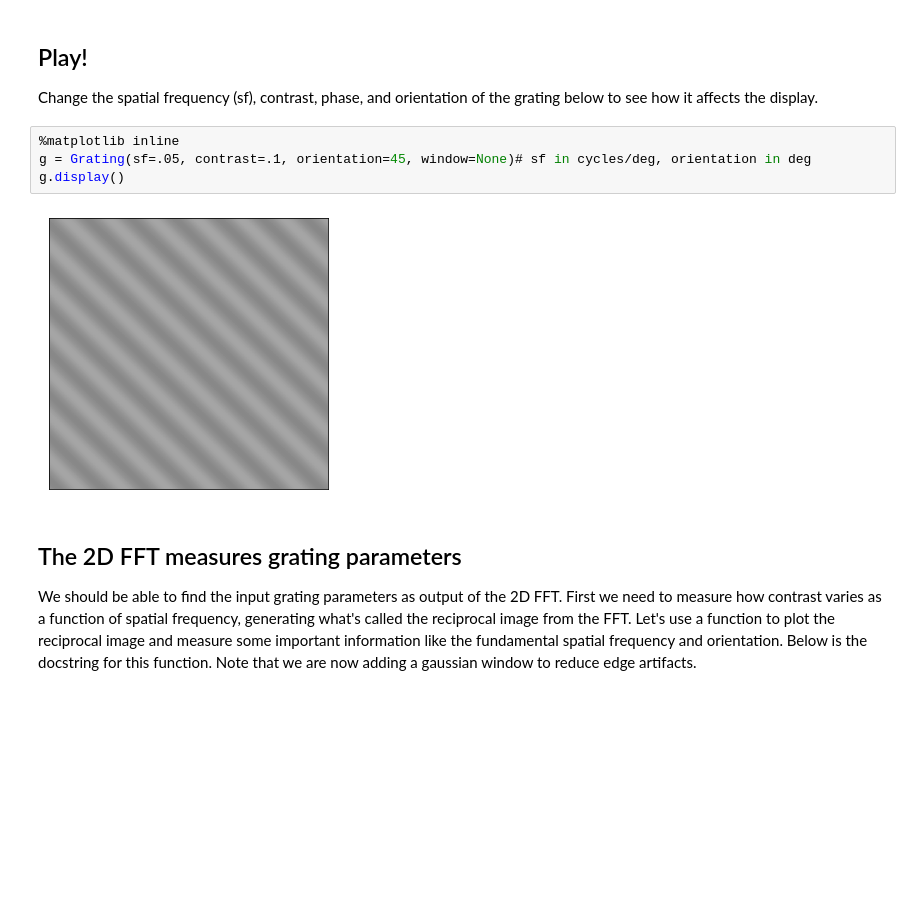
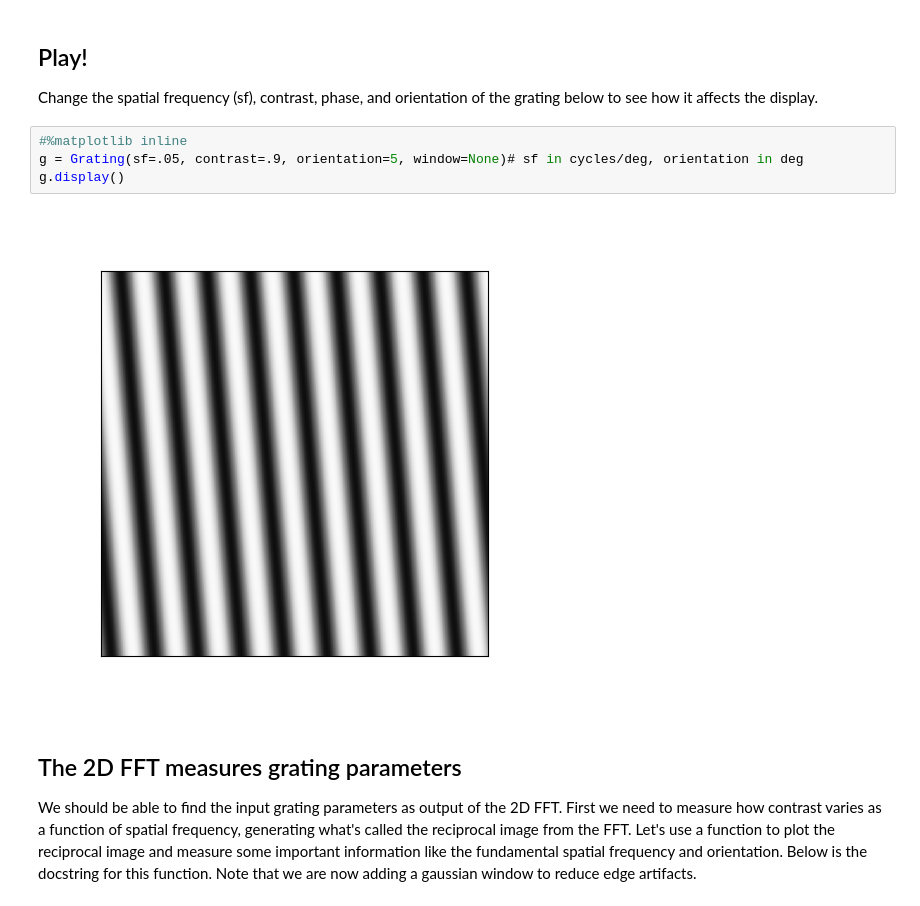
Before and after one commit to jpcurrea/ODA, a Jupyter notebook: docs/ODA How It Works.ipynb, the cells around one changed output. Cells and saved outputs as stored; diff of their text form; blank space fills up the shorter version.

```diff
--- a/docs/ODA How It Works.ipynb
+++ b/docs/ODA How It Works.ipynb
@@ -80,11 +82,11 @@ plt.show()
 ## Play!
 Change the spatial frequency (sf), contrast, phase, and orientation of the grating below to see how it affects the display.
 # %%
-%matplotlib inline
-g = Grating(sf=.05, contrast=.1, orientation=45, window=None)# sf in cycles/deg, orientation in deg
+#%matplotlib inline
+g = Grating(sf=.05, contrast=.9, orientation=5, window=None)# sf in cycles/deg, orientation in deg
 g.display()
 # %% [output]
-[figure, old version]
+[figure, new version]
 # %% [markdown]
 ## The 2D FFT measures grating parameters
 We should be able to find the input grating parameters as output of the 2D FFT. First we need to measure how contrast varies as a function of spatial frequency, generating what's called the reciprocal image from the FFT. Let's use a function to plot the reciprocal image and measure some important information like the fundamental spatial frequency and orientation. Below is the docstring for this function. Note that we are now adding a gaussian window to reduce edge artifacts.
```
Also changed, not shown: parts of 13 cells of this notebook, 9 other files.
